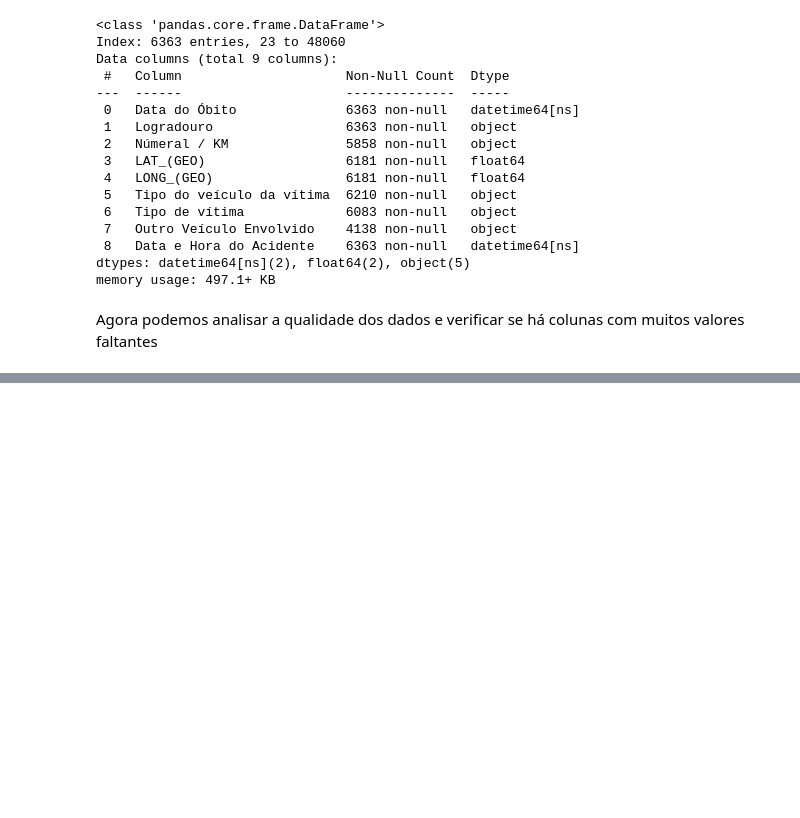
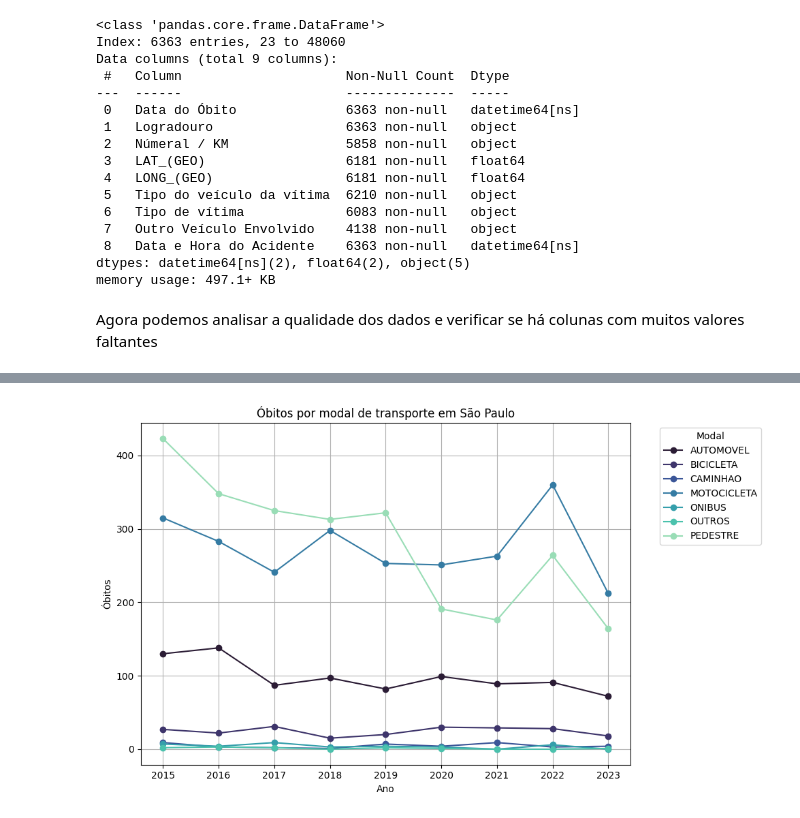
Before and after one commit to Insper-Data/2023-2_faixa_azul, a Jupyter notebook: notebooks/analise_infosiga_obitos.ipynb, the cells around one changed output, grey strips where cells are left out. Drawn from its saved outputs; the diff is of its cells as text; code cells hidden in the pictures; blank space fills up the shorter version.

```diff
--- a/notebooks/analise_infosiga_obitos.ipynb
+++ b/notebooks/analise_infosiga_obitos.ipynb
@@ -303,0 +309,6 @@ dtype: float64
+# %%
+ano_por_modal = (df
+ .assign(ano = lambda _ : _["Data e Hora do Acidente"].dt.year)
+ .groupby(['ano', 'Tipo do veículo da vítima'])
+ .count()["Data e Hora do Acidente"]
+ )
@@ -303,0 +414,15 @@ dtype: float64
+# %%
+
+
+# Plotting the line chart with the chosen color palette and size
+df_pivot.plot(figsize=(10, 6), color=colors, marker='o')
+plt.title('Óbitos por modal de transporte em São Paulo')
+plt.xlabel('Ano')
+plt.ylabel('Óbitos')
+plt.legend(title='Modal', bbox_to_anchor=(1.05, 1), loc='upper left')
+plt.xticks(df_pivot.index)  # Ensuring that all years are shown on the x-axis
+plt.grid(True)  # Adding a grid for better readability
+plt.tight_layout()
+plt.show()
+# %% [output]
+[figure, added]
```
Also changed, not shown: parts of 15 cells of this notebook, 4 other files.
